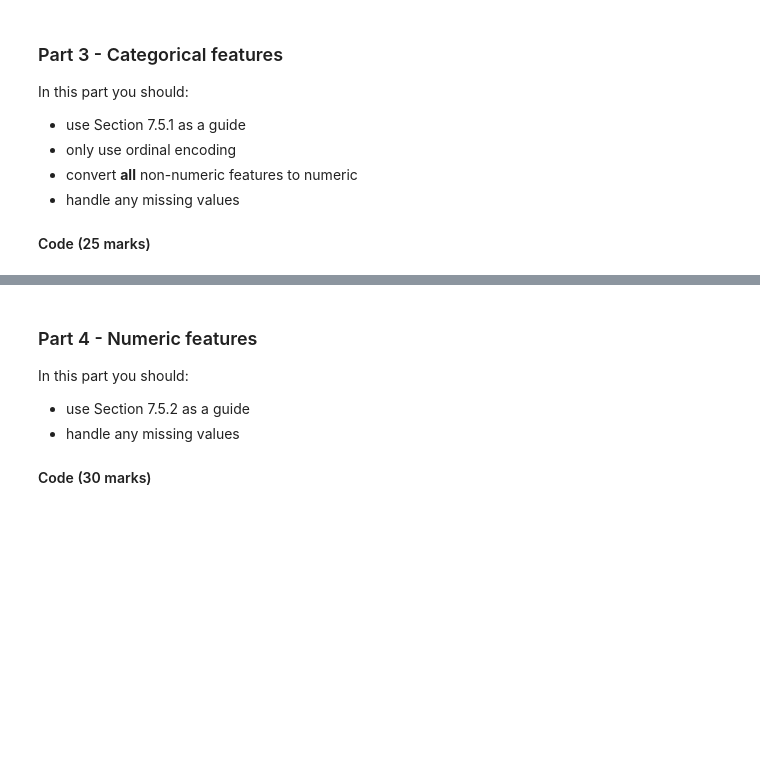
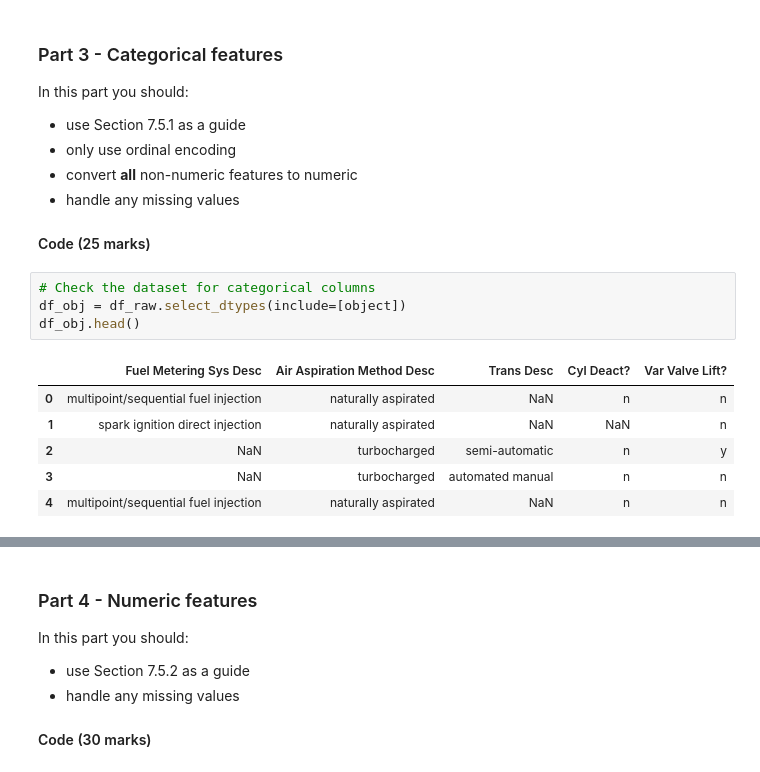
Before and after one commit to educbd/ML_, a Jupyter notebook: Graded_Lab_3.ipynb, the cells around one changed output, grey strips where cells are left out. Saved outputs shown, nothing was run; the diff lists cells and outputs as text; blank space fills up the shorter version.

```diff
--- a/Graded_Lab_3.ipynb
+++ b/Graded_Lab_3.ipynb
@@ -293,3 +277,14 @@ In this part you should:
  - handle any missing values
 
 #### Code (25 marks)
+# %%
+# Check the dataset for categorical columns
+df_obj = df_raw.select_dtypes(include=[object])
+df_obj.head()
+# %% [output]
+|  | Fuel Metering Sys Desc | Air Aspiration Method Desc | Trans Desc | Cyl Deact? | Var Valve Lift? |
+| 0 | multipoint/sequential fuel injection | naturally aspirated | NaN | n | n |
+| 1 | spark ignition direct injection | naturally aspirated | NaN | NaN | n |
+| 2 | NaN | turbocharged | semi-automatic | n | y |
+| 3 | NaN | turbocharged | automated manual | n | n |
+| 4 | multipoint/sequential fuel injection | naturally aspirated | NaN | n | n |
```
Also changed, not shown: parts of 11 cells of this notebook.
